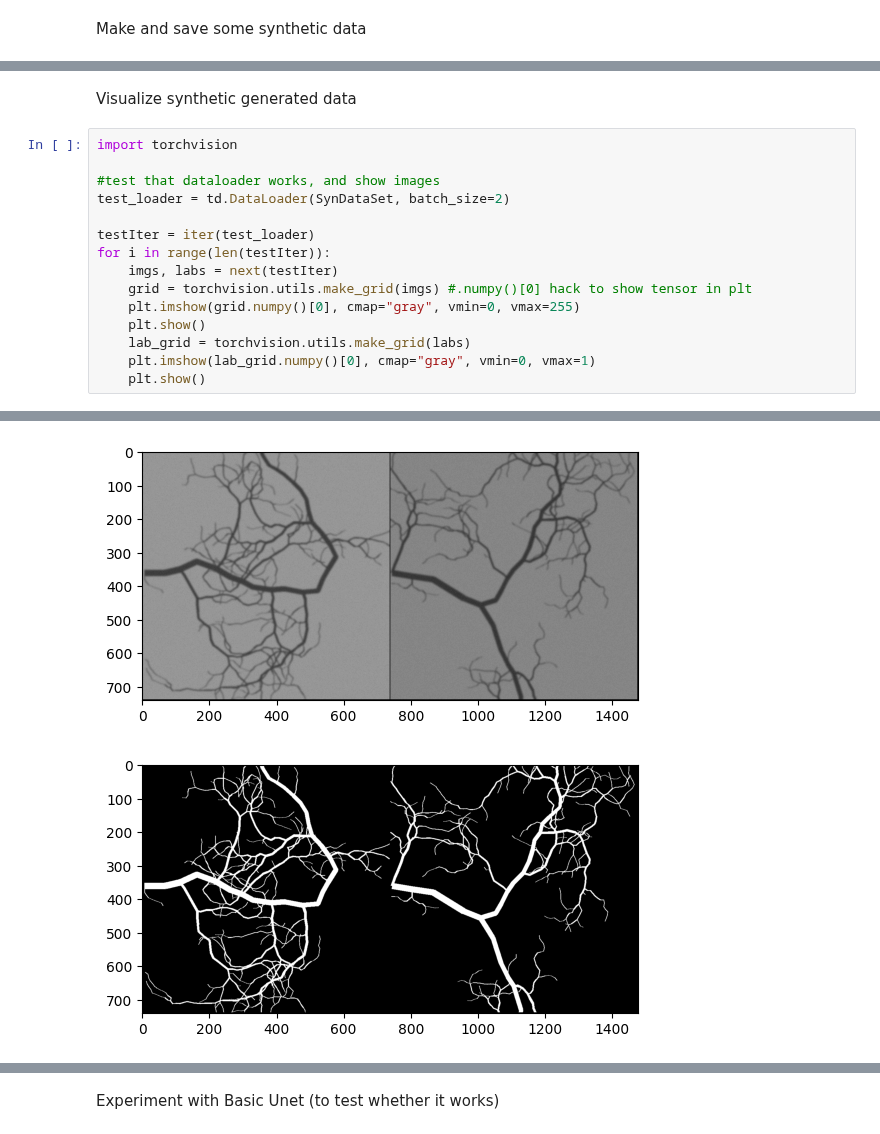
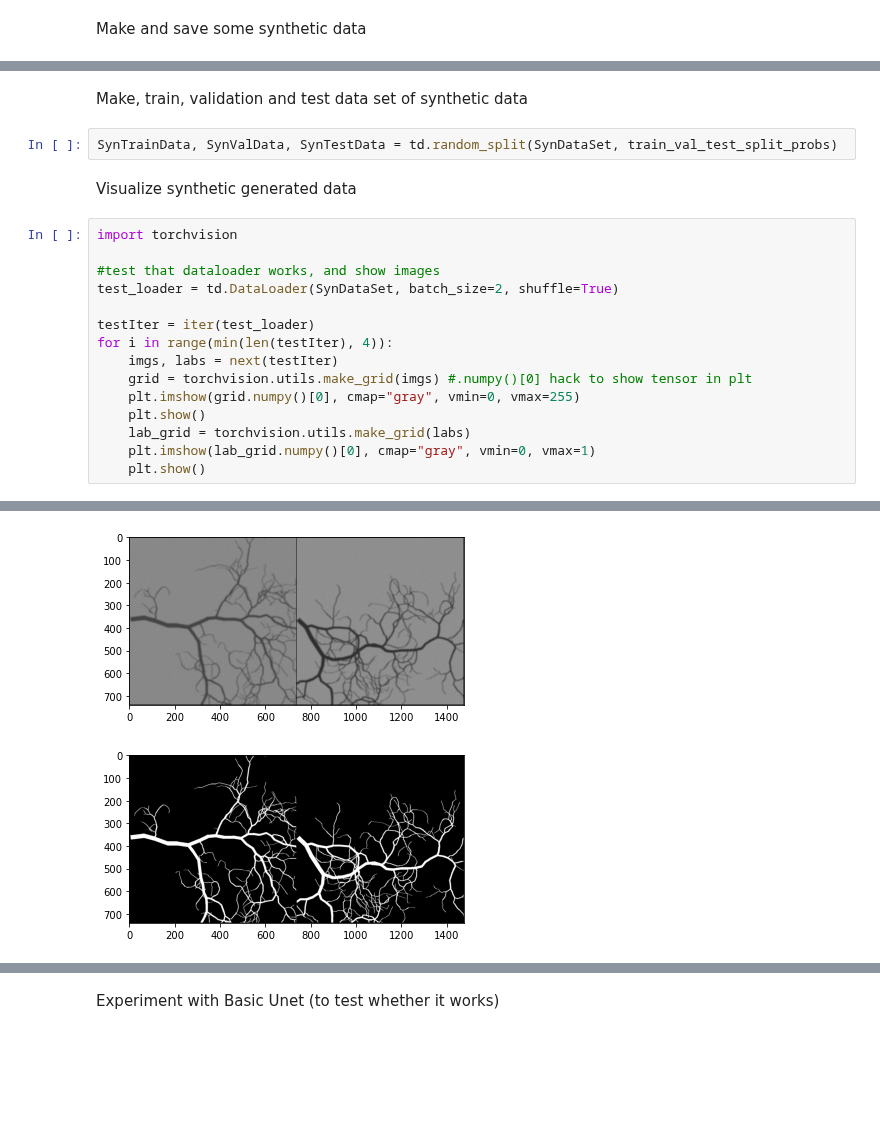
Before and after one commit to Nugni/Bachelor_rep_angiograms, a Jupyter notebook: src/Main.ipynb, the cells around one changed output, grey strips where cells are left out. Saved outputs shown, nothing was run; the diff lists cells and outputs as text; blank space fills up the shorter version.

```diff
--- a/src/Main.ipynb
+++ b/src/Main.ipynb
@@ -46,16 +51,20 @@ print(lab.shape)
 # %% [output]
 torch.Size([1, 736, 736])
 torch.Size([1, 736, 736])
+# %% [markdown]
+Make, train, validation and test data set of synthetic data
+# %%
+SynTrainData, SynValData, SynTestData = td.random_split(SynDataSet, train_val_test_split_probs)
 # %% [markdown]
 Visualize synthetic generated data
 # %%
 import torchvision
 
 #test that dataloader works, and show images
-test_loader = td.DataLoader(SynDataSet, batch_size=2)
+test_loader = td.DataLoader(SynDataSet, batch_size=2, shuffle=True)
 
 testIter = iter(test_loader)
-for i in range(len(testIter)):
+for i in range(min(len(testIter), 4)):
     imgs, labs = next(testIter)
     grid = torchvision.utils.make_grid(imgs) #.numpy()[0] hack to show tensor in plt
     plt.imshow(grid.numpy()[0], cmap="gray", vmin=0, vmax=255)
@@ -69,2 +78,2 @@ for i in range(len(testIter)):
-[figure, old version]
+[figure, new version]
-[figure, old version]
+[figure, new version]
```
Also changed, not shown: parts of 44 cells of this notebook.
